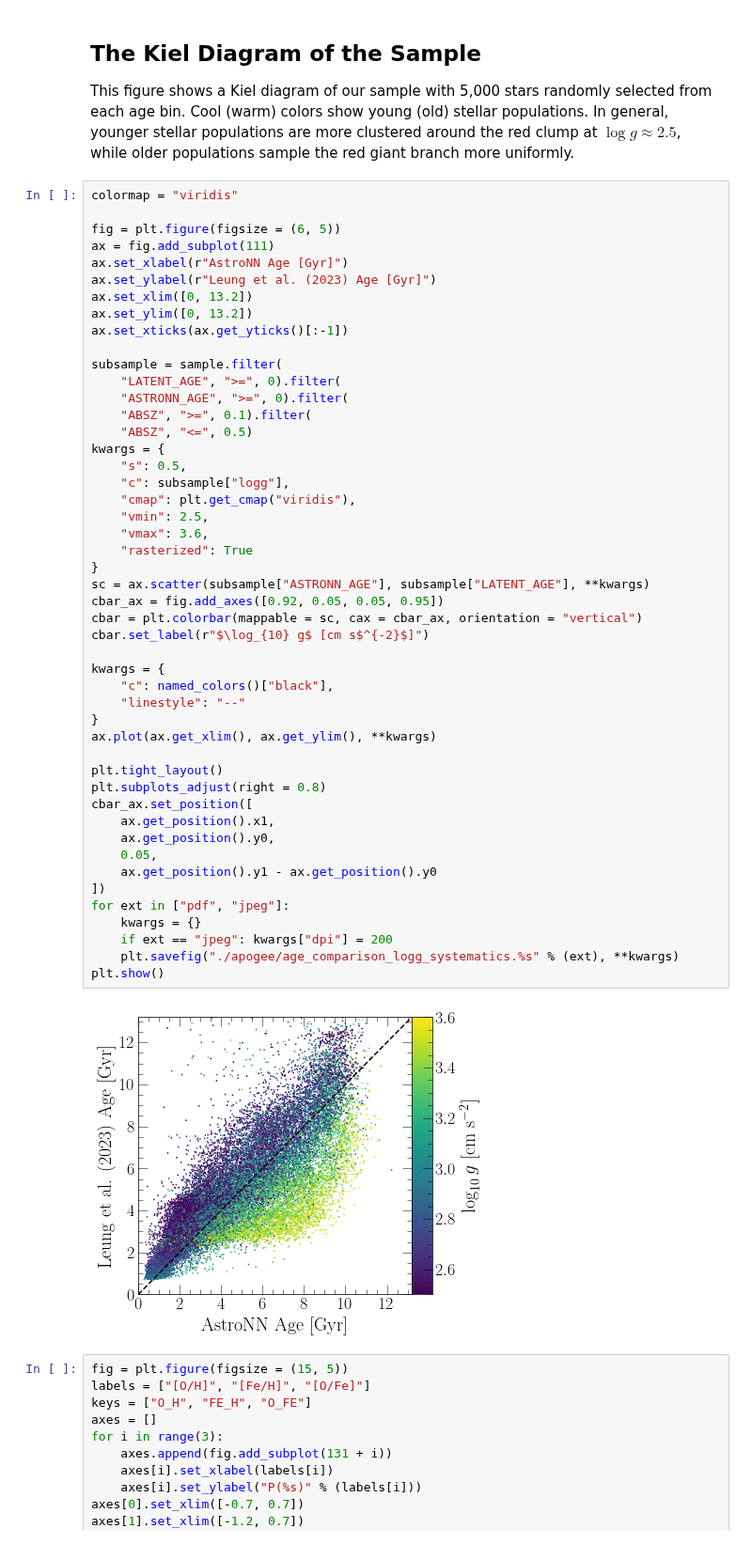
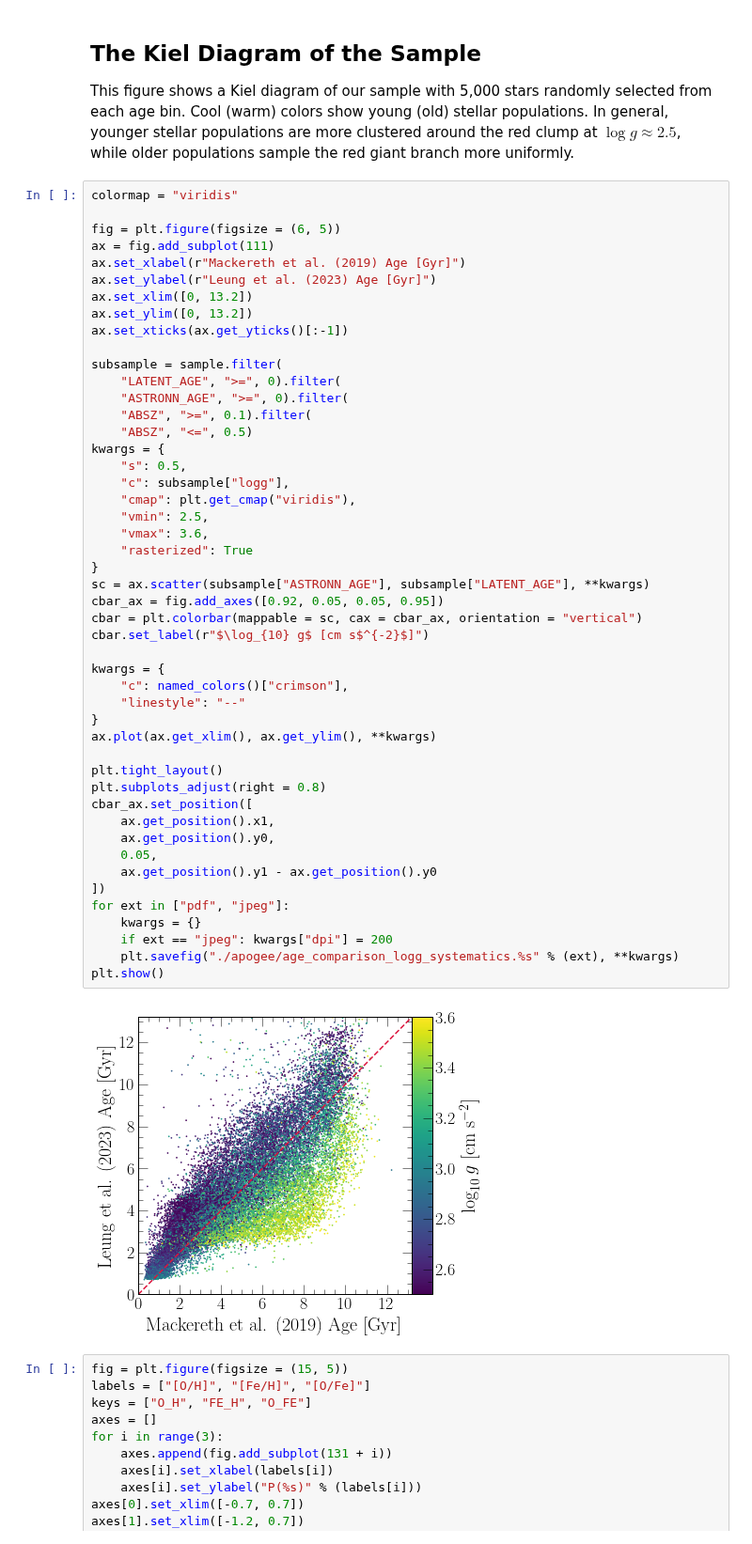
Before and after one commit to giganano/outflows, a Jupyter notebook: notebooks/apogee.ipynb, the cells around one changed output. Shown at 94% size. Drawn from its saved outputs; the diff is of its cells as text.

```diff
--- a/notebooks/apogee.ipynb
+++ b/notebooks/apogee.ipynb
@@ -473,7 +473,7 @@ colormap = "viridis"
 
 fig = plt.figure(figsize = (6, 5))
 ax = fig.add_subplot(111)
-ax.set_xlabel(r"AstroNN Age [Gyr]")
+ax.set_xlabel(r"Mackereth et al. (2019) Age [Gyr]")
 ax.set_ylabel(r"Leung et al. (2023) Age [Gyr]")
 ax.set_xlim([0, 13.2])
 ax.set_ylim([0, 13.2])
@@ -489,35 +489,35 @@ kwargs = {
     "c": subsample["logg"],
     "cmap": plt.get_cmap("viridis"),
     "vmin": 2.5,
     "vmax": 3.6,
     "rasterized": True
 }
 sc = ax.scatter(subsample["ASTRONN_AGE"], subsample["LATENT_AGE"], **kwargs)
 cbar_ax = fig.add_axes([0.92, 0.05, 0.05, 0.95])
 cbar = plt.colorbar(mappable = sc, cax = cbar_ax, orientation = "vertical")
 cbar.set_label(r"$\log_{10} g$ [cm s$^{-2}$]")
 
 kwargs = {
-    "c": named_colors()["black"],
+    "c": named_colors()["crimson"],
     "linestyle": "--"
 }
 ax.plot(ax.get_xlim(), ax.get_ylim(), **kwargs)
 
 plt.tight_layout()
 plt.subplots_adjust(right = 0.8)
 cbar_ax.set_position([
     ax.get_position().x1,
     ax.get_position().y0,
     0.05,
     ax.get_position().y1 - ax.get_position().y0
 ])
 for ext in ["pdf", "jpeg"]:
     kwargs = {}
     if ext == "jpeg": kwargs["dpi"] = 200
     plt.savefig("./apogee/age_comparison_logg_systematics.%s" % (ext), **kwargs)
 plt.show()
 # %% [output]
-[figure, old version]
+[figure, new version]
 # %%
 fig = plt.figure(figsize = (15, 5))
 labels = ["[O/H]", "[Fe/H]", "[O/Fe]"]
```
Also changed, not shown: parts of 1 cell of this notebook, 6 other files.
